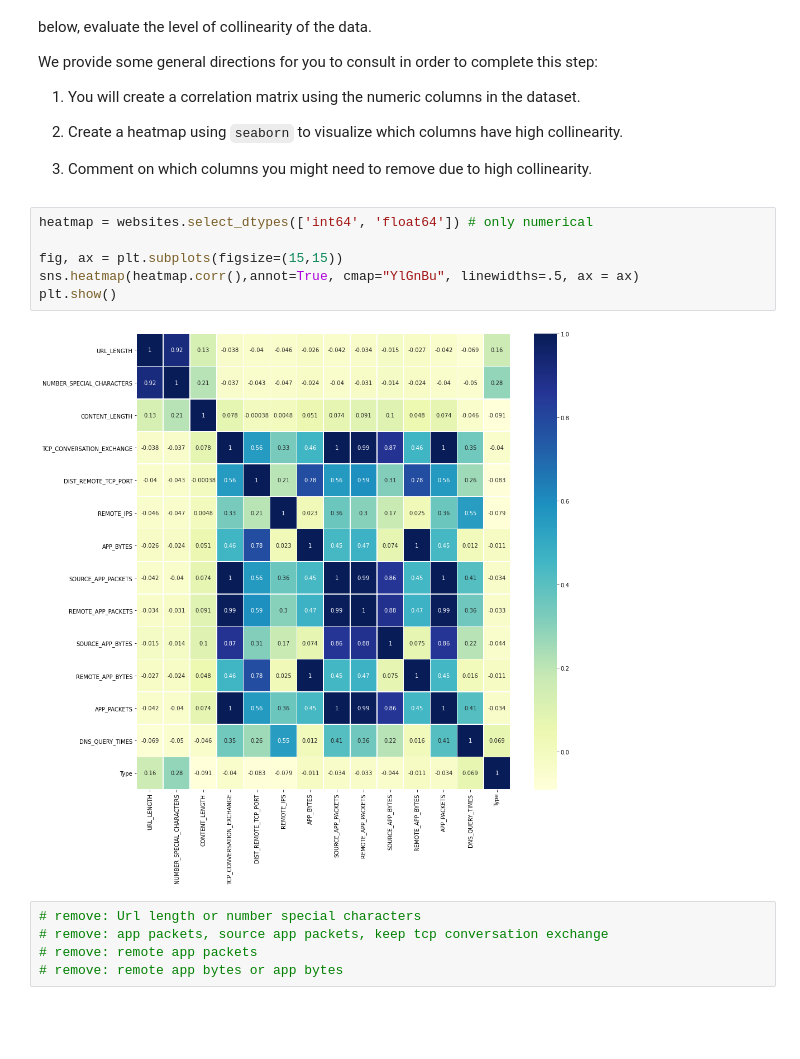
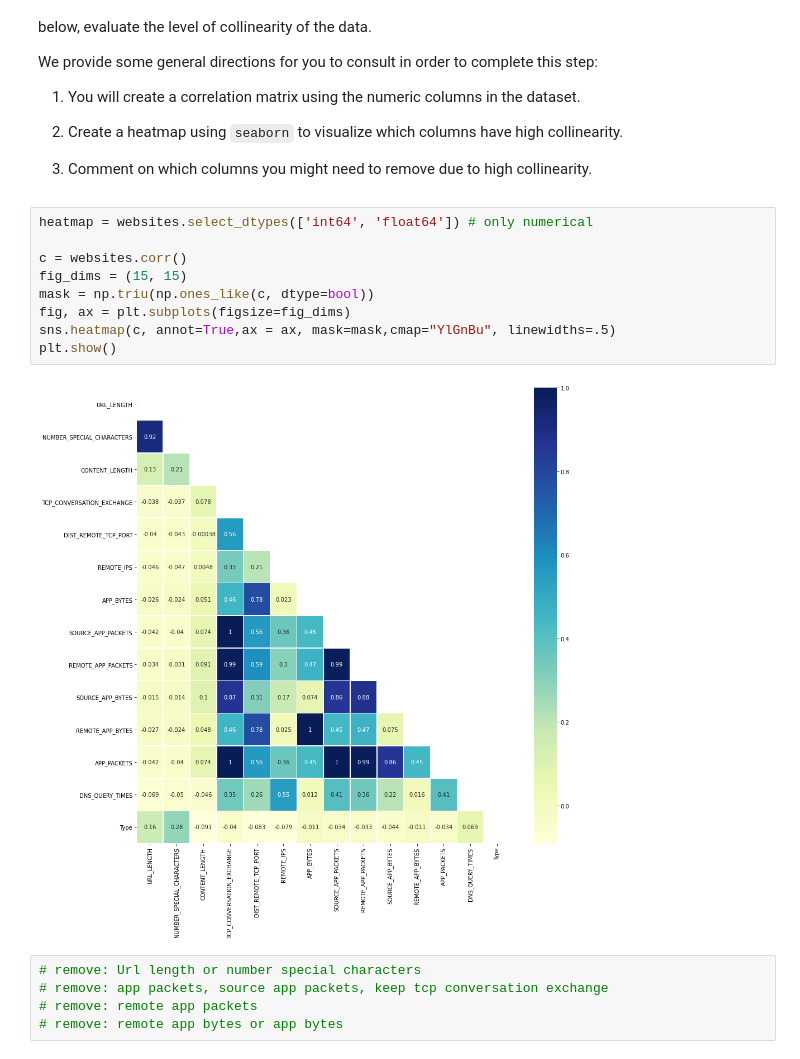
Before and after one commit to ta-data-remote/lab-supervised-learning, a Jupyter notebook: your-code/main.ipynb, the cells around one changed output. Drawn from its saved outputs; the diff is of its cells as text; blank space fills up the shorter version.

```diff
--- a/your-code/main.ipynb
+++ b/your-code/main.ipynb
@@ -99,11 +99,14 @@ We provide some general directions for you to consult in order to complete this
 # %%
 heatmap = websites.select_dtypes(['int64', 'float64']) # only numerical
 
-fig, ax = plt.subplots(figsize=(15,15))
-sns.heatmap(heatmap.corr(),annot=True, cmap="YlGnBu", linewidths=.5, ax = ax)
+c = websites.corr()
+fig_dims = (15, 15)
+mask = np.triu(np.ones_like(c, dtype=bool))
+fig, ax = plt.subplots(figsize=fig_dims)
+sns.heatmap(c, annot=True,ax = ax, mask=mask,cmap="YlGnBu", linewidths=.5)
 plt.show()
 # %% [output]
-[figure, old version]
+[figure, new version]
 # %%
 # remove: Url length or number special characters
 # remove: app packets, source app packets, keep tcp conversation exchange
```
Also changed, not shown: parts of 15 cells of this notebook.
